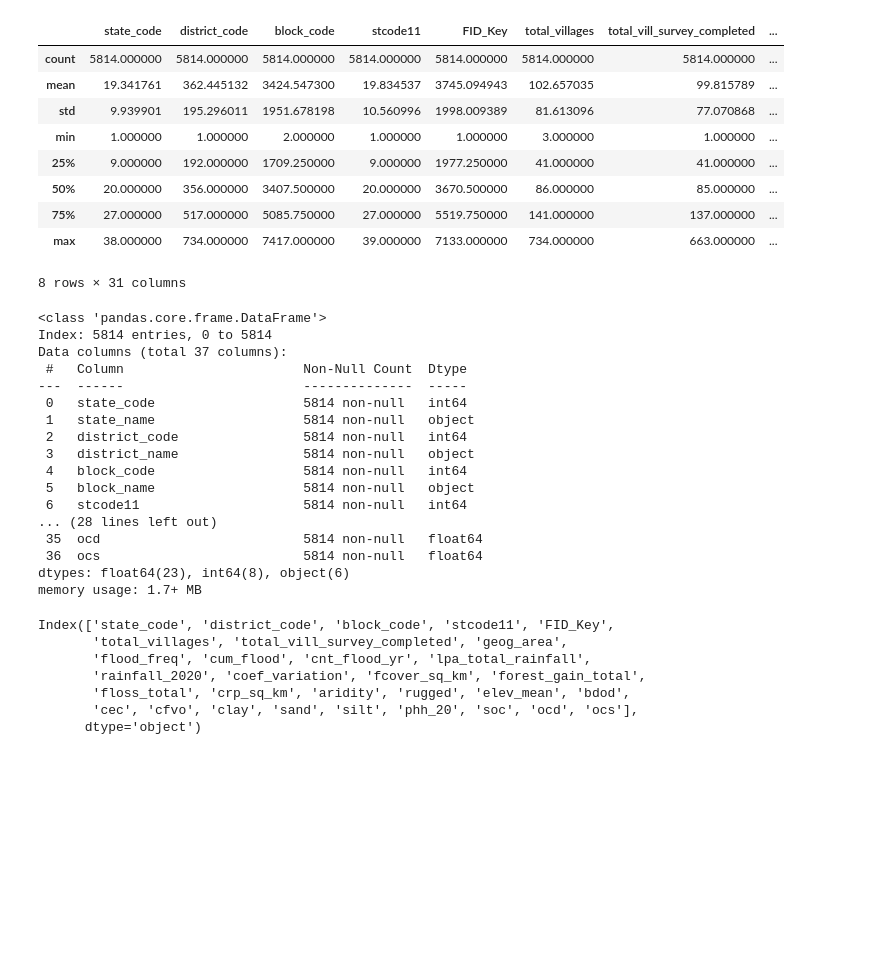
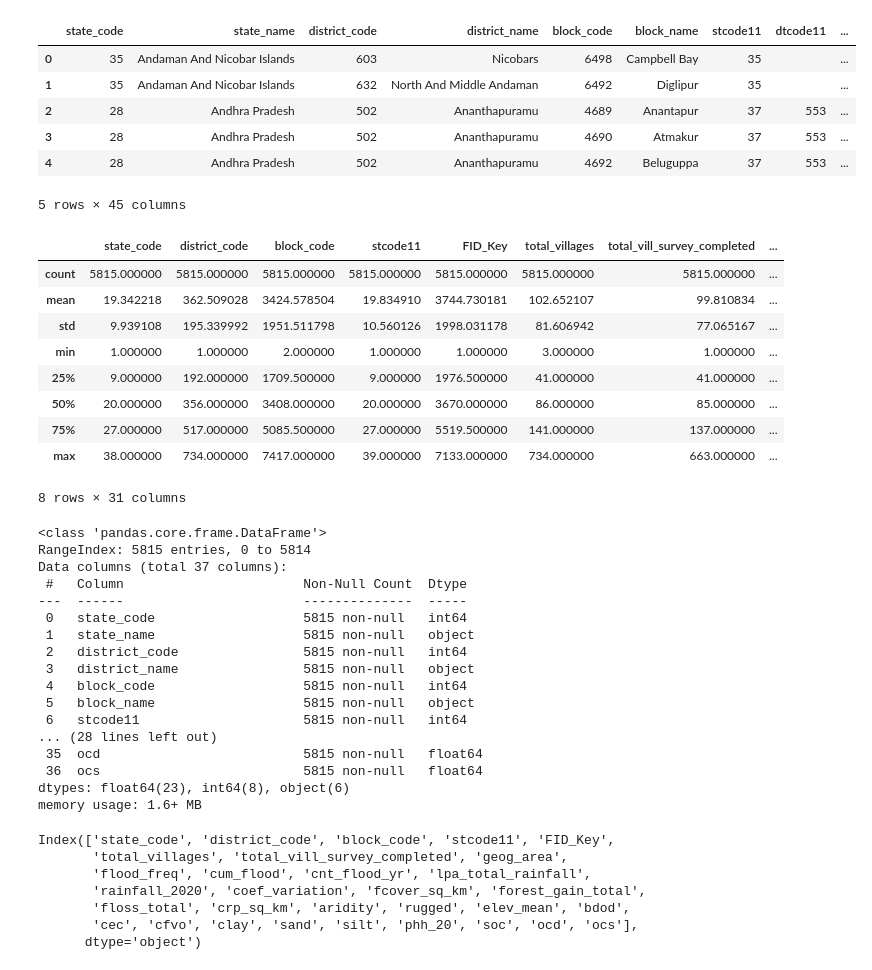
Before and after one commit to AvyaRathod/ICH, a Jupyter notebook: Flood/flood_exposure.ipynb, the cells around one changed output. Saved outputs shown, nothing was run; the diff lists cells and outputs as text; code cells hidden in the pictures; blank space fills up the shorter version.

```diff
--- a/Flood/flood_exposure.ipynb
+++ b/Flood/flood_exposure.ipynb
@@ -1,13 +1,17 @@
 # %%
 import pandas as pd
 import numpy as np
 
-df = pd.read_csv('exposure.csv')
+df = pd.read_csv('../exposure.csv')
 df.head()
-
-nan_index = df[df['total_villages'].isna()].index
-nan_index
-df.drop(nan_index, inplace=True)
+# %% [output]
+|  | state_code | state_name | district_code | district_name | block_code | block_name | stcode11 | dtcode11 | ... |
+| 0 | 35 | Andaman And Nicobar Islands | 603 | Nicobars | 6498 | Campbell Bay | 35 |  | ... |
+| 1 | 35 | Andaman And Nicobar Islands | 632 | North And Middle Andaman | 6492 | Diglipur | 35 |  | ... |
+| 2 | 28 | Andhra Pradesh | 502 | Ananthapuramu | 4689 | Anantapur | 37 | 553 | ... |
+| 3 | 28 | Andhra Pradesh | 502 | Ananthapuramu | 4690 | Atmakur | 37 | 553 | ... |
+| 4 | 28 | Andhra Pradesh | 502 | Ananthapuramu | 4692 | Beluguppa | 37 | 553 | ... |
+5 rows × 45 columns
 # %%
 Flood_Incidence = ['flood_freq', 'cum_flood', 'cnt_flood_yr']
 Hydro_Climatic = ['lpa_total_rainfall','rainfall_2020','date_mons','coef_variation']
@@ -19,13 +23,13 @@ flood_df = df[common_cols+Flood_Incidence+Hydro_Climatic+Bio_physical]
 flood_df.describe()
 # %% [output]
 |  | state_code | district_code | block_code | stcode11 | FID_Key | total_villages | total_vill_survey_completed | ... |
-| count | 5814.000000 | 5814.000000 | 5814.000000 | 5814.000000 | 5814.000000 | 5814.000000 | 5814.000000 | ... |
-| mean | 19.341761 | 362.445132 | 3424.547300 | 19.834537 | 3745.094943 | 102.657035 | 99.815789 | ... |
-| std | 9.939901 | 195.296011 | 1951.678198 | 10.560996 | 1998.009389 | 81.613096 | 77.070868 | ... |
+| count | 5815.000000 | 5815.000000 | 5815.000000 | 5815.000000 | 5815.000000 | 5815.000000 | 5815.000000 | ... |
+| mean | 19.342218 | 362.509028 | 3424.578504 | 19.834910 | 3744.730181 | 102.652107 | 99.810834 | ... |
+| std | 9.939108 | 195.339992 | 1951.511798 | 10.560126 | 1998.031178 | 81.606942 | 77.065167 | ... |
 | min | 1.000000 | 1.000000 | 2.000000 | 1.000000 | 1.000000 | 3.000000 | 1.000000 | ... |
-| 25% | 9.000000 | 192.000000 | 1709.250000 | 9.000000 | 1977.250000 | 41.000000 | 41.000000 | ... |
-| 50% | 20.000000 | 356.000000 | 3407.500000 | 20.000000 | 3670.500000 | 86.000000 | 85.000000 | ... |
-| 75% | 27.000000 | 517.000000 | 5085.750000 | 27.000000 | 5519.750000 | 141.000000 | 137.000000 | ... |
+| 25% | 9.000000 | 192.000000 | 1709.500000 | 9.000000 | 1976.500000 | 41.000000 | 41.000000 | ... |
+| 50% | 20.000000 | 356.000000 | 3408.000000 | 20.000000 | 3670.000000 | 86.000000 | 85.000000 | ... |
+| 75% | 27.000000 | 517.000000 | 5085.500000 | 27.000000 | 5519.500000 | 141.000000 | 137.000000 | ... |
 | max | 38.000000 | 734.000000 | 7417.000000 | 39.000000 | 7133.000000 | 734.000000 | 663.000000 | ... |
 8 rows × 31 columns
 # %%
@@ -34,22 +38,22 @@ from sklearn.preprocessing import StandardScaler, RobustScaler
 flood_df.info()
 # %% [output]
 <class 'pandas.core.frame.DataFrame'>
-Index: 5814 entries, 0 to 5814
+RangeIndex: 5815 entries, 0 to 5814
 Data columns (total 37 columns):
  #   Column                       Non-Null Count  Dtype
 ---  ------                       --------------  -----
- 0   state_code                   5814 non-null   int64
- 1   state_name                   5814 non-null   object
- 2   district_code                5814 non-null   int64
- 3   district_name                5814 non-null   object
- 4   block_code                   5814 non-null   int64
- 5   block_name                   5814 non-null   object
- 6   stcode11                     5814 non-null   int64
+ 0   state_code                   5815 non-null   int64
+ 1   state_name                   5815 non-null   object
+ 2   district_code                5815 non-null   int64
+ 3   district_name                5815 non-null   object
+ 4   block_code                   5815 non-null   int64
+ 5   block_name                   5815 non-null   object
+ 6   stcode11                     5815 non-null   int64
 ... (28 lines left out)
- 35  ocd                          5814 non-null   float64
- 36  ocs                          5814 non-null   float64
+ 35  ocd                          5815 non-null   float64
+ 36  ocs                          5815 non-null   float64
 dtypes: float64(23), int64(8), object(6)
-memory usage: 1.7+ MB
+memory usage: 1.6+ MB
 # %%
 float_cols = flood_df.select_dtypes(include=['float64','int64']).columns
 float_cols
```
Also changed, not shown: parts of 6 cells of this notebook, 4 other files.
